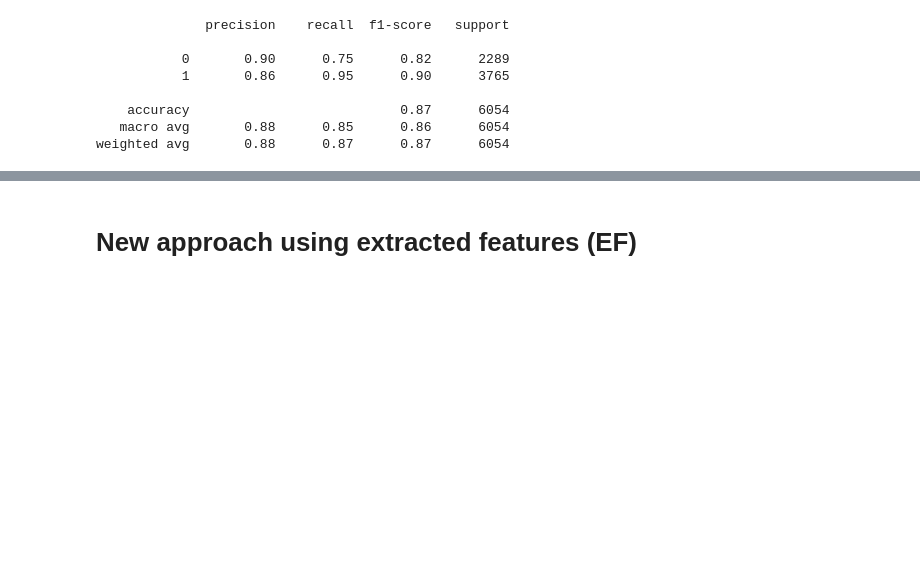
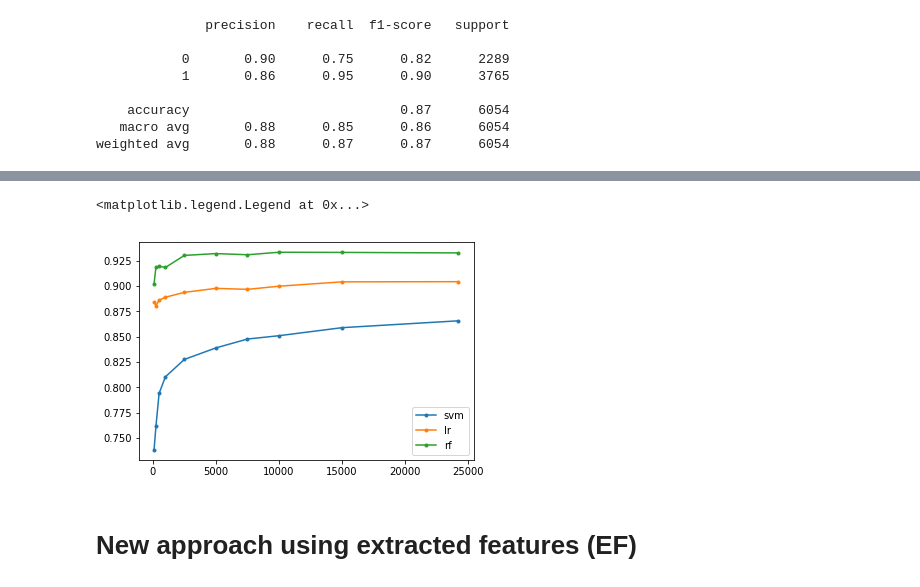
Before and after one commit to htrc/ht-frontmatter-analysis, a Jupyter notebook: Jupyter/HTRC_FrontMatter_Analysis.ipynb, the cells around one changed output, grey strips where cells are left out. Cells and saved outputs as stored; diff of their text form; code cells hidden in the pictures; blank space fills up the shorter version.

Commit message:
replicate the experiment on number of training rows

```diff
--- a/Jupyter/HTRC_FrontMatter_Analysis.ipynb
+++ b/Jupyter/HTRC_FrontMatter_Analysis.ipynb
@@ -4,7 +25,7 @@
 import pandas as pd
 # %%
 # read dataset
-x_all = pd.read_csv("../data/java_training_data.csv",sep=" ")
+x_all = pd.read_csv("./data/java_training_data.csv",sep=" ")
 # %%
 x_all.head()
 # %% [output]
@@ -161,0 +224,36 @@ weighted avg       0.88      0.87      0.87      6054
+# %%
+from sklearn.linear_model import LogisticRegression
+from sklearn.svm import  SVC
+from sklearn.ensemble import RandomForestClassifier
+import random
+
+n_list = [100, 250, 500, 1000, 2500, 5000, 7500, 10000, 15000, len(X_train)]
+output_result = []
+for x in n_list:
+  # get sample
+  train_index = random.sample(range(len(X_train)),x)
+  # svm
+  clf_svm = SVC(gamma='auto')
+  clf_svm.fit(X_train.iloc[train_index,:], y_train.iloc[train_index])
+  y_hat = clf_svm.predict(X_test)
+  acc = metrics.accuracy_score(y_test,y_hat)
+  svm_out = {"type":"svm","n": x, "model": clf_svm,"acc": acc}
+  output_result.append(svm_out)
+  # logistic regression
+  clf_lr = LogisticRegression()
+  clf_lr.fit(X_train.iloc[train_index,:], y_train.iloc[train_index])
+  y_hat = clf_lr.predict(X_test)
+  acc = metrics.accuracy_score(y_test,y_hat)
+  lr_out = {"type":"lr","n":x,"model": clf_lr,"acc": acc}
+  output_result.append(lr_out)
+  # random foreset
+  clf_rf = RandomForestClassifier(n_estimators=100, max_depth=5,
+                              random_state=0)
+  clf_rf.fit(X_train.iloc[train_index,:], y_train.iloc[train_index])
+  y_hat = clf_rf.predict(X_test)
+  acc = metrics.accuracy_score(y_test,y_hat)
+  rf_out = {"type":"rf","n":x,"model": clf_rf,"acc": acc}
+  output_result.append(rf_out)
+# %%
+output_df = pd.DataFrame(output_result)
+output_df
@@ -162,3 +278,12 @@ weighted avg       0.88      0.87      0.87      6054
+# %%
+from matplotlib import pyplot as plt
+plt.plot(output_df[output_df["type"]=="svm"].n,output_df[output_df["type"]=="svm"].acc,'.-',label="svm")
+plt.plot(output_df[output_df["type"]=="lr"].n,output_df[output_df["type"]=="lr"].acc,'.-',label="lr")
+plt.plot(output_df[output_df["type"]=="rf"].n,output_df[output_df["type"]=="rf"].acc,'.-',label="rf")
+plt.legend()
+# %% [output]
+<matplotlib.legend.Legend at 0x...>
+[figure, added]
 # %% [markdown]
 # New approach using extracted features (EF)
 # %% [markdown]
```
Also changed, not shown: parts of 54 cells of this notebook.
